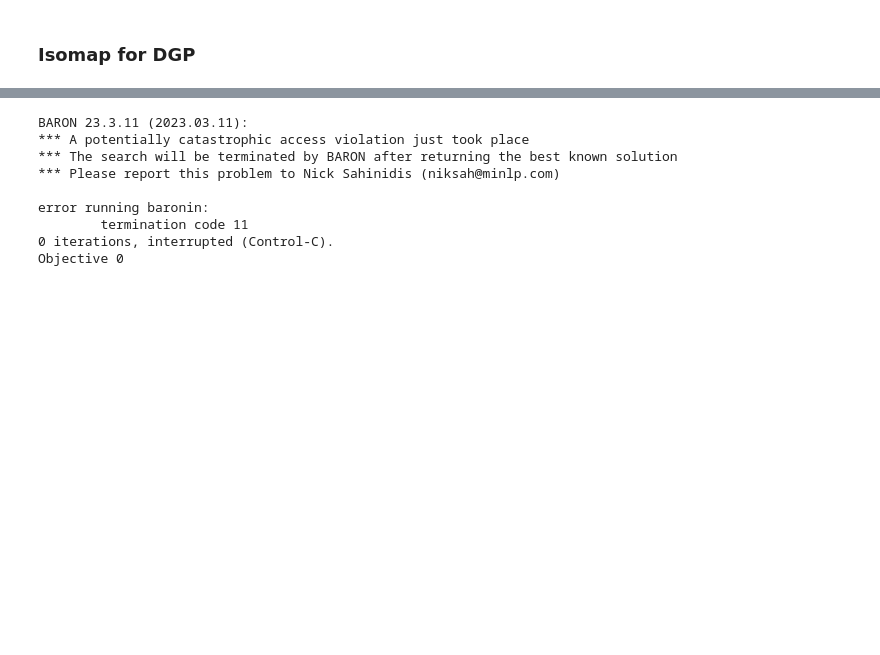
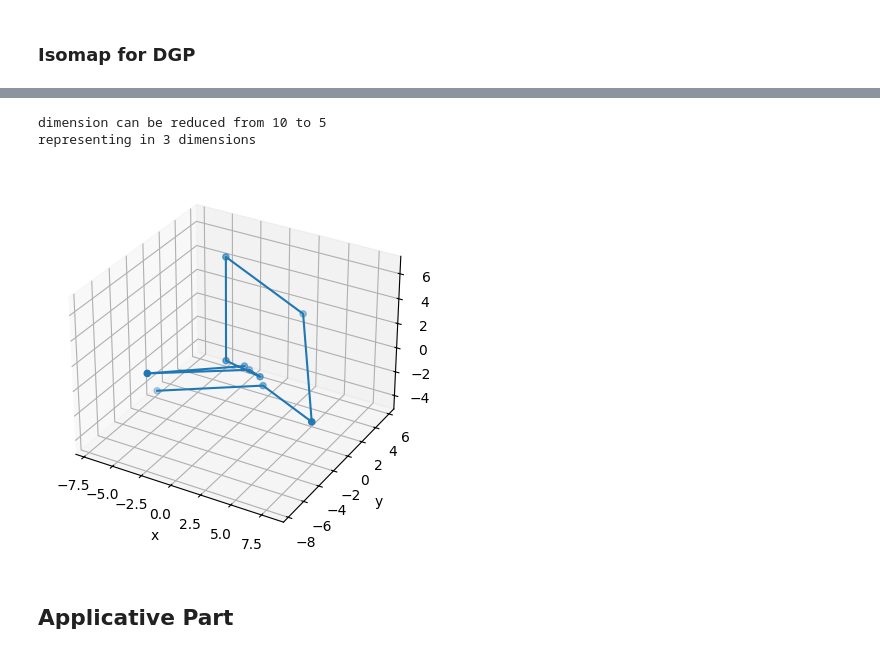
Before and after one commit to ffp5/Isomap_implementations, a Jupyter notebook: Isomap_fernando.ipynb, the cells around one changed output, grey strips where cells are left out. Cells and saved outputs as stored; diff of their text form; code cells hidden in the pictures; blank space fills up the shorter version.

Commit message:
End of the 6 implemetations and almost ending the application, need to start the report

```diff
--- a/Isomap_fernando.ipynb
+++ b/Isomap_fernando.ipynb
@@ -185,12 +417,0 @@ subject to push{(u,v) in E}: sum{k in K} (x[u,k] - x[v,k])^2 <= c[u,v]^2;
-# %%
-P.readData("./graph.dat")
-# %% [output]
-BARON 23.3.11 (2023.03.11):
-*** A potentially catastrophic access violation just took place
-*** The search will be terminated by BARON after returning the best known solution
-*** Please report this problem to Nick Sahinidis (niksah@minlp.com)
-
-error running baronin:
-        termination code 11
-0 iterations, interrupted (Control-C).
-Objective 0
@@ -199,0 +418,31 @@ P.solve()
+# %%
+
+def complete_isomap(method,D,eps,representation=False):
+    if method=="floyd_warshall":
+        D_prime=floyd_warshall(D)
+    elif method=="dijkstra":
+        D_prime=dijkstra(D)
+    elif method=="poor_djkstra":
+        D_prime=poor_djkstra(D)
+    elif method=="k_means":
+        D_prime=k_means_method(D)
+    elif method=="random":
+        D_prime=random_method(D)
+    elif method=="BFS":
+        D_prime=BFS(D)
+    else:
+        print("method not found")
+        return None
+    X=complete_PCA_part(D_prime,eps,representation)
+    return X
+
+D=biconnected_graph(10)
+create_ampl_dat_grah(D,"graph.dat")
+X=complete_isomap("floyd_warshall",D,eps=1e-4,representation=True)
+# D=extract_data("./dgp_graph.rlz")
+# %% [output]
+dimension can be reduced from 10 to 5
+representing in 3 dimensions
+[figure, added]
+# %% [markdown]
+## Applicative Part
```
Also changed, not shown: parts of 8 cells of this notebook, 9 other files.
